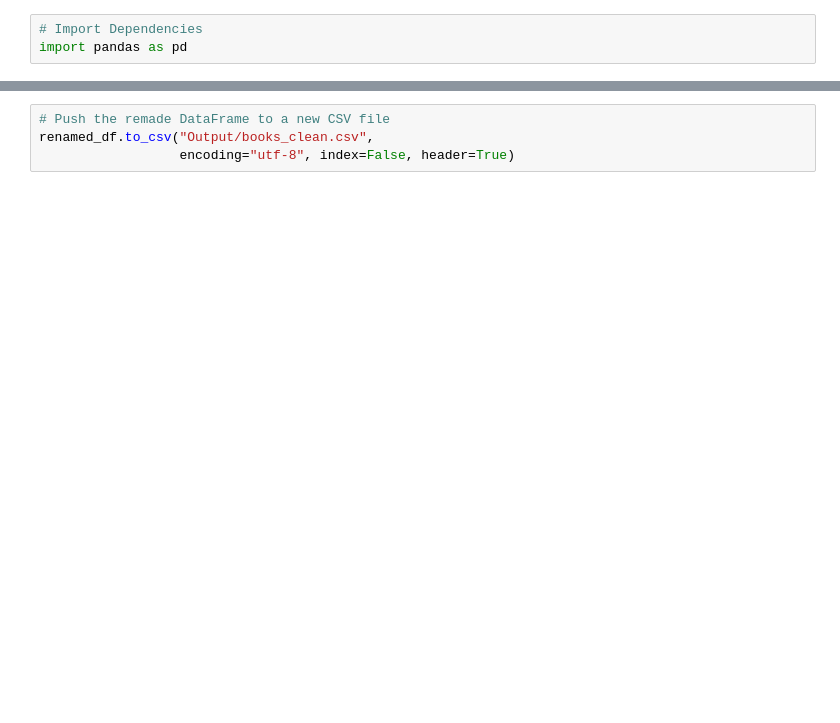
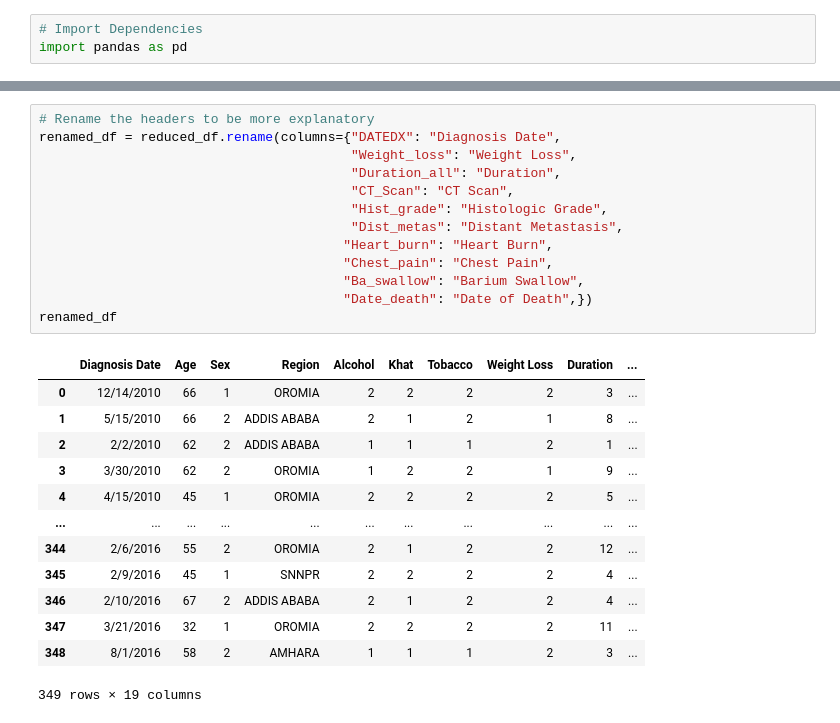
Before and after one commit to kellsworth23/Project1, a Jupyter notebook: ComicBooks.ipynb, the cells around one changed output, grey strips where cells are left out. Cells and saved outputs as stored; diff of their text form; blank space fills up the shorter version.

```diff
--- a/ComicBooks.ipynb
+++ b/ComicBooks.ipynb
@@ -51,4 +49,27 @@ renamed_df.head()
-# %%
-# Push the remade DataFrame to a new CSV file
-renamed_df.to_csv("Output/books_clean.csv",
-                  encoding="utf-8", index=False, header=True)
+# %%
+# Rename the headers to be more explanatory
+renamed_df = reduced_df.rename(columns={"DATEDX": "Diagnosis Date",
+                                        "Weight_loss": "Weight Loss",
+                                        "Duration_all": "Duration",
+                                        "CT_Scan": "CT Scan",
+                                        "Hist_grade": "Histologic Grade",
+                                        "Dist_metas": "Distant Metastasis",
+                                       "Heart_burn": "Heart Burn",
+                                       "Chest_pain": "Chest Pain",
+                                       "Ba_swallow": "Barium Swallow",
+                                       "Date_death": "Date of Death",})
+renamed_df
+# %% [output]
+|  | Diagnosis Date | Age | Sex | Region | Alcohol | Khat | Tobacco | Weight Loss | Duration | ... |
+| 0 | 12/14/2010 | 66 | 1 | OROMIA | 2 | 2 | 2 | 2 | 3 | ... |
+| 1 | 5/15/2010 | 66 | 2 | ADDIS ABABA | 2 | 1 | 2 | 1 | 8 | ... |
+| 2 | 2/2/2010 | 62 | 2 | ADDIS ABABA | 1 | 1 | 1 | 2 | 1 | ... |
+| 3 | 3/30/2010 | 62 | 2 | OROMIA | 1 | 2 | 2 | 1 | 9 | ... |
+| 4 | 4/15/2010 | 45 | 1 | OROMIA | 2 | 2 | 2 | 2 | 5 | ... |
+| ... | ... | ... | ... | ... | ... | ... | ... | ... | ... | ... |
+| 344 | 2/6/2016 | 55 | 2 | OROMIA | 2 | 1 | 2 | 2 | 12 | ... |
+| 345 | 2/9/2016 | 45 | 1 | SNNPR | 2 | 2 | 2 | 2 | 4 | ... |
+| 346 | 2/10/2016 | 67 | 2 | ADDIS ABABA | 2 | 1 | 2 | 2 | 4 | ... |
+| 347 | 3/21/2016 | 32 | 1 | OROMIA | 2 | 2 | 2 | 2 | 11 | ... |
+| 348 | 8/1/2016 | 58 | 2 | AMHARA | 1 | 1 | 1 | 2 | 3 | ... |
+349 rows × 19 columns
```
Also changed, not shown: parts of 3 cells of this notebook.
